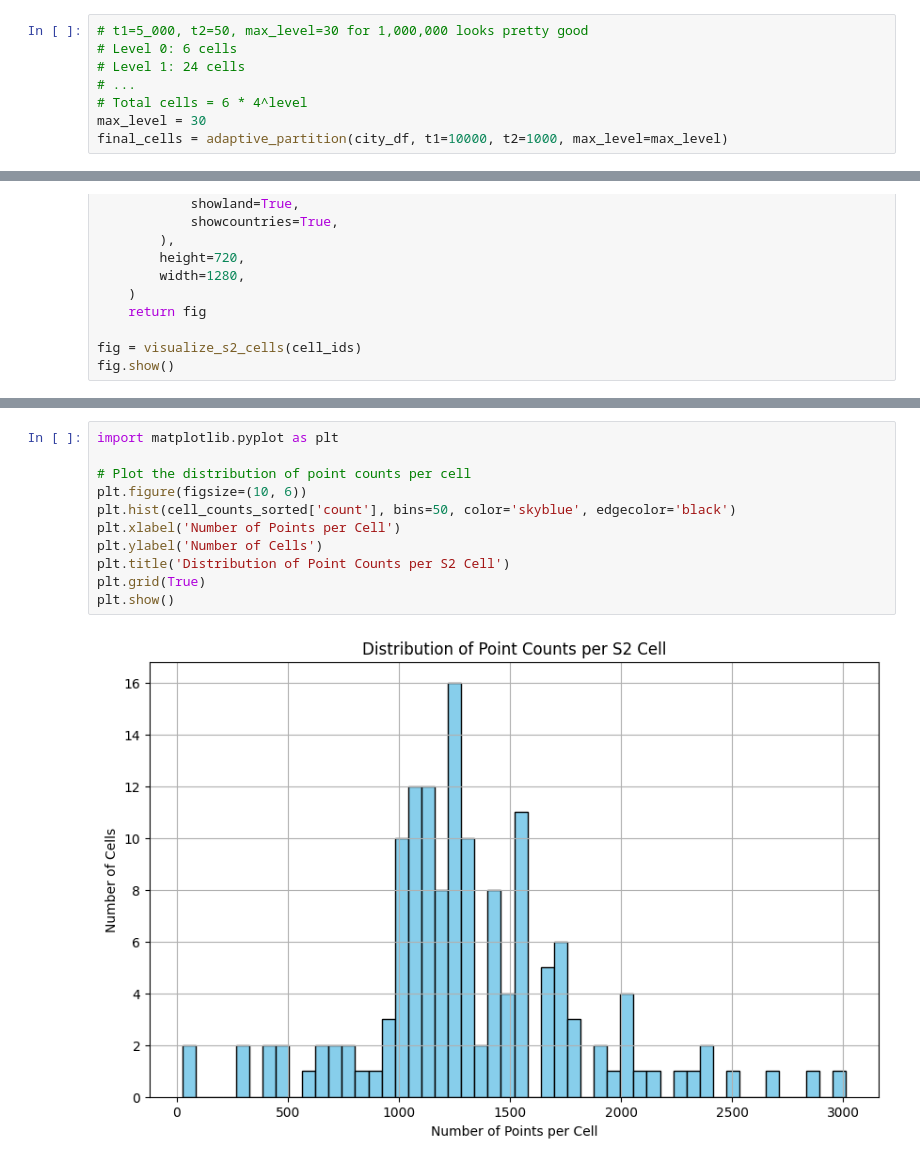
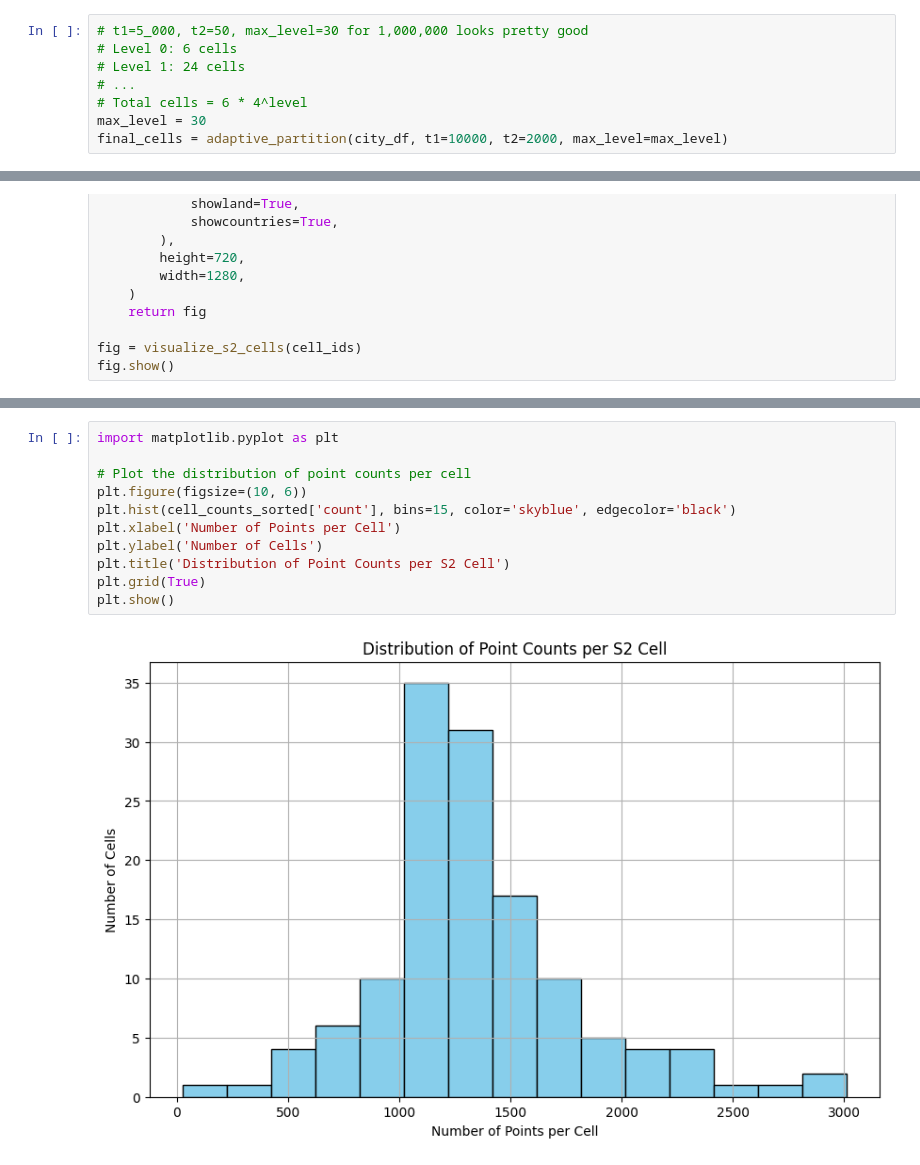
Before and after one commit to branisk/Geo-Guessrs, a Jupyter notebook: download/adaptive_partition.ipynb, the cells around one changed output, grey strips where cells are left out. Saved outputs shown, nothing was run; the diff lists cells and outputs as text.

```diff
--- a/download/adaptive_partition.ipynb
+++ b/download/adaptive_partition.ipynb
@@ -92,7 +92,7 @@ Data shape: (190693, 10)
 # ...
 # Total cells = 6 * 4^level
 max_level = 30
-final_cells = adaptive_partition(city_df, t1=10000, t2=1000, max_level=max_level)
+final_cells = adaptive_partition(city_df, t1=10000, t2=2000, max_level=max_level)
 # %%
 def latlon_to_cellid(lat: float, lon: float):
     """Find which final cell this lat/lon belongs to"""
@@ -201,13 +227,13 @@ print(cell_counts_sorted)
 # %%
 import matplotlib.pyplot as plt
 
 # Plot the distribution of point counts per cell
 plt.figure(figsize=(10, 6))
-plt.hist(cell_counts_sorted['count'], bins=50, color='skyblue', edgecolor='black')
+plt.hist(cell_counts_sorted['count'], bins=15, color='skyblue', edgecolor='black')
 plt.xlabel('Number of Points per Cell')
 plt.ylabel('Number of Cells')
 plt.title('Distribution of Point Counts per S2 Cell')
 plt.grid(True)
 plt.show()
 # %% [output]
-[figure, old version]
+[figure, new version]
```
Also changed, not shown: parts of 7 cells of this notebook.
